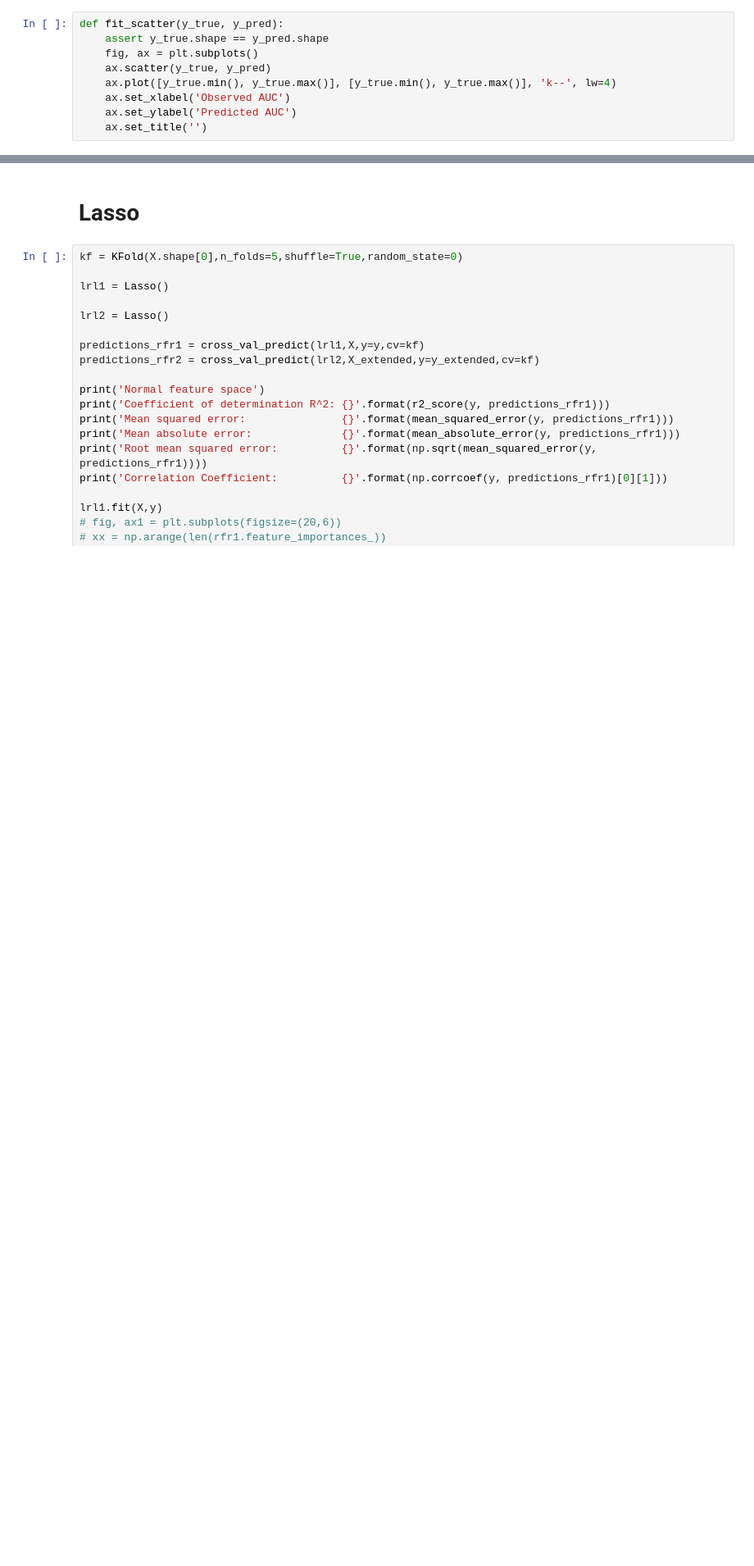
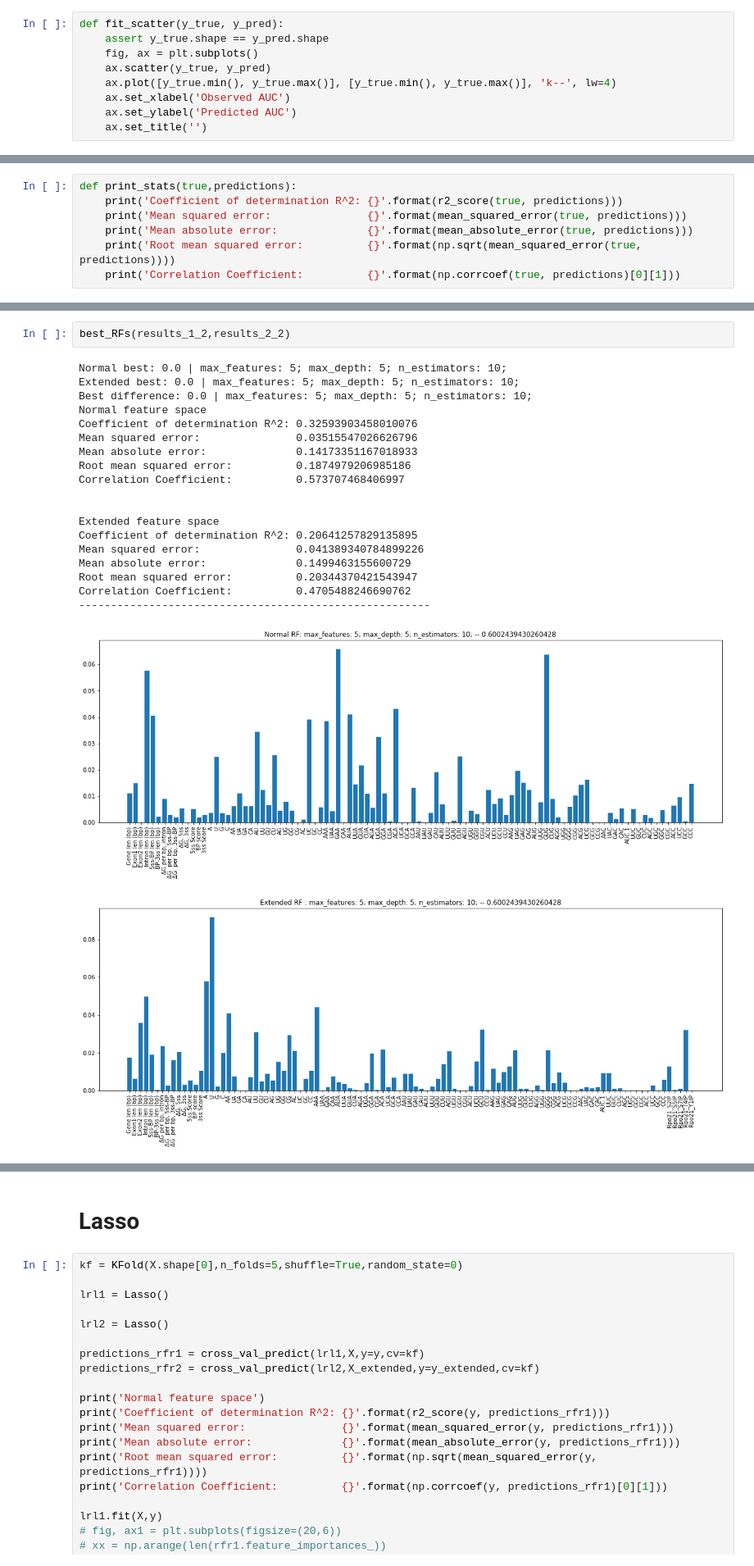
Before and after one commit to GeorgiHristov42/Random-forest-regression-on-mRNA-data, a Jupyter notebook: More tests.ipynb, the cells around one changed output, grey strips where cells are left out. Shown at 82% size. Saved outputs shown, nothing was run; the diff lists cells and outputs as text; blank space fills up the shorter version.

```diff
--- a/More tests.ipynb
+++ b/More tests.ipynb
@@ -443,0 +275,7 @@ max_features: 25; max_depth: 10; n_estimators: 20;
+# %%
+def print_stats(true,predictions):
+    print('Coefficient of determination R^2: {}'.format(r2_score(true, predictions)))
+    print('Mean squared error:               {}'.format(mean_squared_error(true, predictions)))
+    print('Mean absolute error:              {}'.format(mean_absolute_error(true, predictions)))
+    print('Root mean squared error:          {}'.format(np.sqrt(mean_squared_error(true, predictions))))
+    print('Correlation Coefficient:          {}'.format(np.corrcoef(true, predictions)[0][1]))
@@ -443,0 +506,23 @@ max_features: 25; max_depth: 10; n_estimators: 20;
+# %%
+best_RFs(results_1_2,results_2_2)
+# %% [output]
+Normal best: 0.0 | max_features: 5; max_depth: 5; n_estimators: 10;
+Extended best: 0.0 | max_features: 5; max_depth: 5; n_estimators: 10;
+Best difference: 0.0 | max_features: 5; max_depth: 5; n_estimators: 10;
+Normal feature space
+Coefficient of determination R^2: 0.32593903458010076
+Mean squared error:               0.03515547026626796
+Mean absolute error:              0.14173351167018933
+Root mean squared error:          0.1874979206985186
+Correlation Coefficient:          0.573707468406997
+
+
+Extended feature space
+Coefficient of determination R^2: 0.20641257829135895
+Mean squared error:               0.041389340784899226
+Mean absolute error:              0.1499463155600729
+Root mean squared error:          0.20344370421543947
+Correlation Coefficient:          0.4705488246690762
+-------------------------------------------------------
+[figure, added]
+[figure, added]
```
Also changed, not shown: parts of 40 cells of this notebook, 15 other files.
